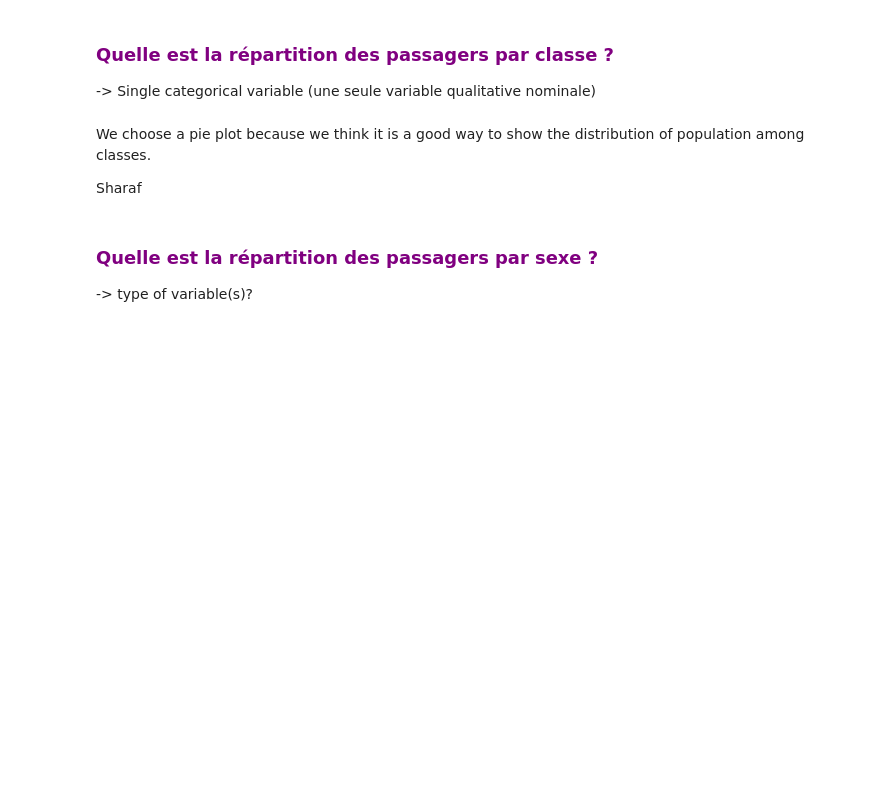
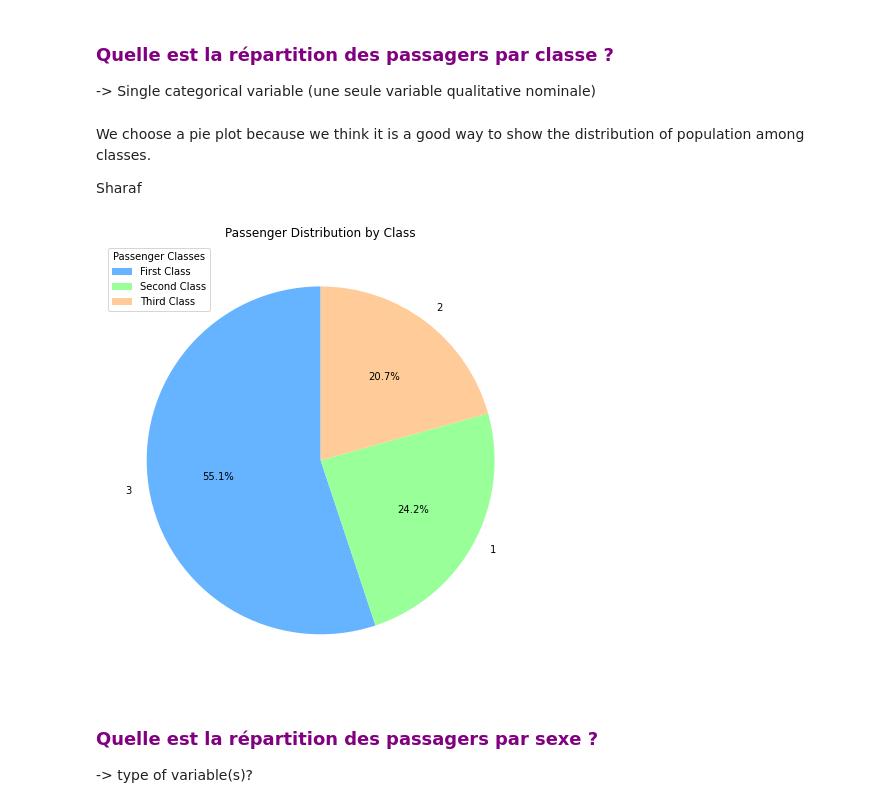
Before and after one commit to eusoumarkinhoz/DataViz2---project, a Jupyter notebook: DataViz2.ipynb, the cells around one changed output. Drawn from its saved outputs; the diff is of its cells as text; code cells hidden in the pictures; blank space fills up the shorter version.

Commit message:
Pie chart

```diff
--- a/DataViz2.ipynb
+++ b/DataViz2.ipynb
@@ -4,8 +4,8 @@ import seaborn as sns
 import matplotlib.pyplot as plt
 import missingno as msno
 # %%
-data_titanic = "./Datasets/data_titanic.csv"
-data_energy_nat = "./Datasets/df_nat.csv"
+data_titanic = "./data_titanic.csv"
+data_energy_nat = "./df_nat.csv"
 # %% [markdown]
 # Titanic Dataset
 # %% [markdown]
@@ -91,6 +91,18 @@ df_titanic.select_dtypes(exclude=["object"])
 We choose a pie plot because we think it is a good way to show the distribution of population among classes.
 
 Sharaf
+# %%
+class_counts = df_titanic['Pclass'].value_counts()
+# Plotting a pie chart
+plt.figure(figsize=(8, 8))
+plt.pie(class_counts, labels=class_counts.index, autopct='%1.1f%%', startangle=90, colors=['#66b3ff', '#99ff99', '#ffcc99'])
+plt.title('Passenger Distribution by Class')
+# Adding legend
+plt.legend(['First Class', 'Second Class', 'Third Class'], title='Passenger Classes', loc='upper left')
+
+plt.show()
+# %% [output]
+[figure, added]
 # %% [markdown]
 ### <font color='purple'> Quelle est la répartition des passagers par sexe ? </font>
 -> type of variable(s)?
```
